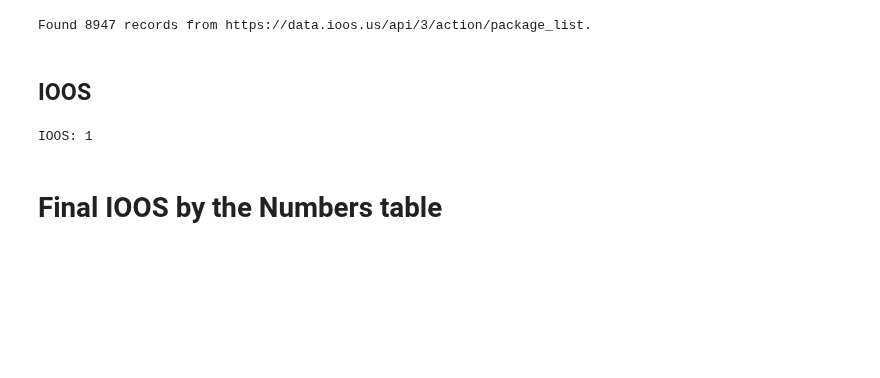
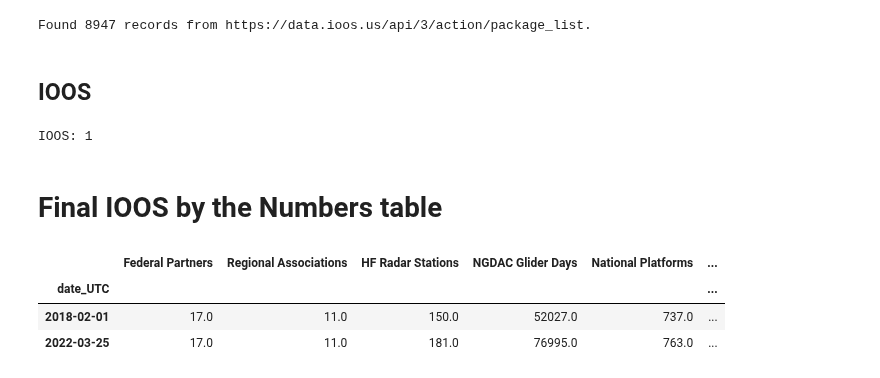
Before and after one commit to ioos/ioos_metrics, a Jupyter notebook: IOOS_BTN.ipynb, the cells around one changed output. Cells and saved outputs as stored; diff of their text form; code cells hidden in the pictures; blank space fills up the shorter version.

```diff
--- a/IOOS_BTN.ipynb
+++ b/IOOS_BTN.ipynb
@@ -529,0 +532,7 @@ IOOS: 1
+# %%
+ioos_btn_df.set_index('date_UTC')
+# %% [output]
+|  | Federal Partners | Regional Associations | HF Radar Stations | NGDAC Glider Days | National Platforms | ... |
+| date_UTC |  |  |  |  |  | ... |
+| 2018-02-01 | 17.0 | 11.0 | 150.0 | 52027.0 | 737.0 | ... |
+| 2022-03-25 | 17.0 | 11.0 | 181.0 | 76995.0 | 763.0 | ... |
```
Also changed, not shown: parts of 10 cells of this notebook.
